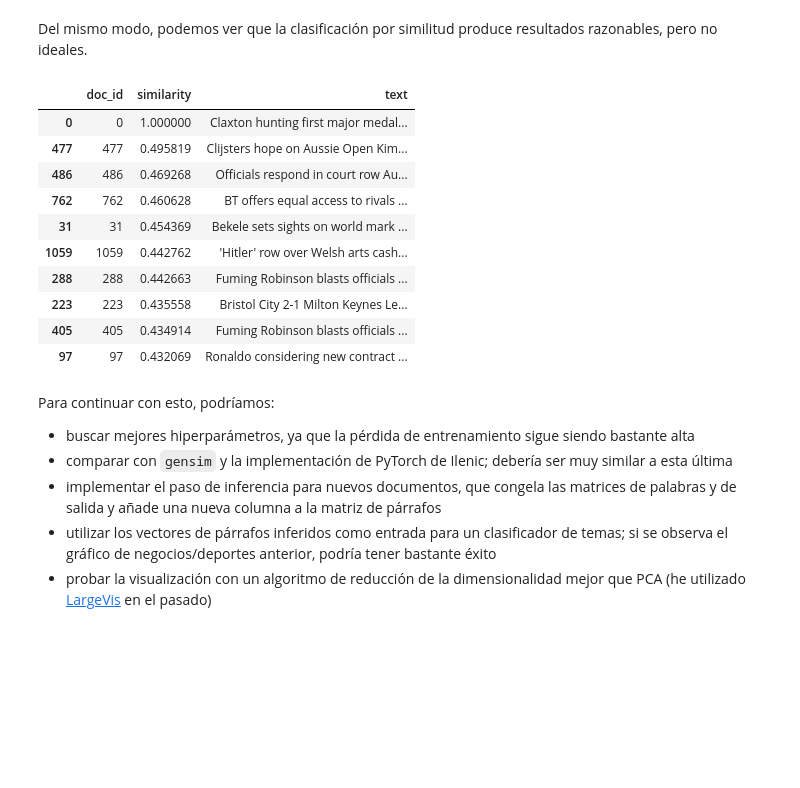
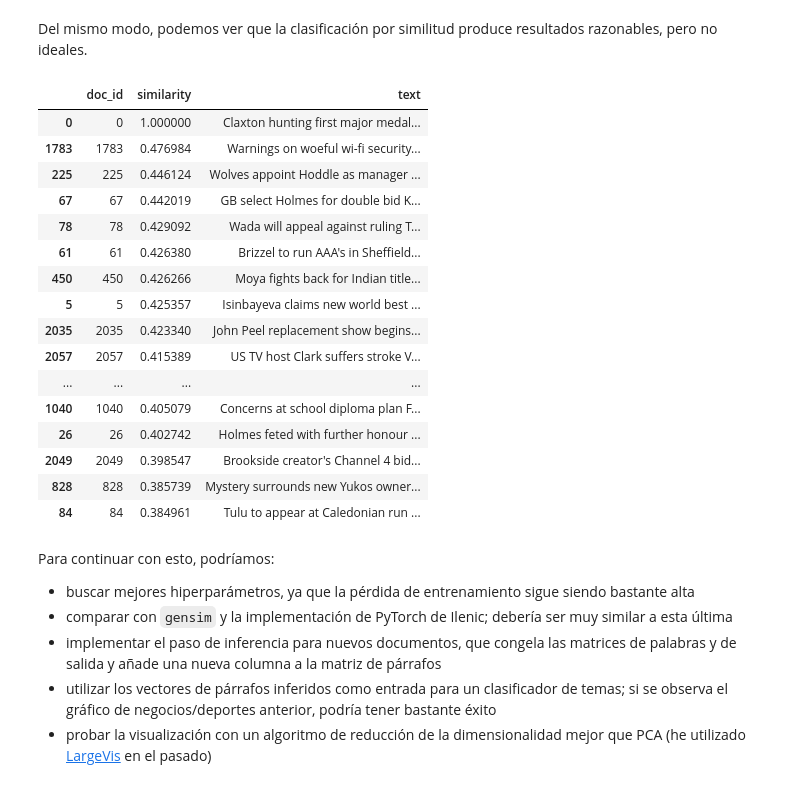
Before and after one commit to contepablod/DLS_Bourbaki, a Jupyter notebook: Semana3/intro_doc2vec.ipynb, the cells around one changed output. Cells and saved outputs as stored; diff of their text form; code cells hidden in the pictures; blank space fills up the shorter version.

```diff
--- a/Semana3/intro_doc2vec.ipynb
+++ b/Semana3/intro_doc2vec.ipynb
@@ -442,19 +451,25 @@ chart = alt.Chart(bbc_2d[bbc_2d["group"].isin(["sport", "business"])]).mark_poin
 # %% [markdown]
 Del mismo modo, podemos ver que la clasificación por similitud produce resultados razonables, pero no ideales.
 # %%
-most_similar(bbc_model.paragraph_matrix.data, bbc_df, 0, n=10)
+most_similar(bbc_model['paragraph_matrix'].data, bbc_df, 0, n=20)
 # %% [output]
 |  | doc_id | similarity | text |
 | 0 | 0 | 1.000000 | Claxton hunting first major medal... |
-| 477 | 477 | 0.495819 | Clijsters hope on Aussie Open Kim... |
-| 486 | 486 | 0.469268 | Officials respond in court row Au... |
-| 762 | 762 | 0.460628 | BT offers equal access to rivals ... |
-| 31 | 31 | 0.454369 | Bekele sets sights on world mark ... |
-| 1059 | 1059 | 0.442762 | 'Hitler' row over Welsh arts cash... |
-| 288 | 288 | 0.442663 | Fuming Robinson blasts officials ... |
-| 223 | 223 | 0.435558 | Bristol City 2-1 Milton Keynes Le... |
-| 405 | 405 | 0.434914 | Fuming Robinson blasts officials ... |
-| 97 | 97 | 0.432069 | Ronaldo considering new contract ... |
+| 1783 | 1783 | 0.476984 | Warnings on woeful wi-fi security... |
+| 225 | 225 | 0.446124 | Wolves appoint Hoddle as manager ... |
+| 67 | 67 | 0.442019 | GB select Holmes for double bid K... |
+| 78 | 78 | 0.429092 | Wada will appeal against ruling T... |
+| 61 | 61 | 0.426380 | Brizzel to run AAA's in Sheffield... |
+| 450 | 450 | 0.426266 | Moya fights back for Indian title... |
+| 5 | 5 | 0.425357 | Isinbayeva claims new world best ... |
+| 2035 | 2035 | 0.423340 | John Peel replacement show begins... |
+| 2057 | 2057 | 0.415389 | US TV host Clark suffers stroke V... |
+| ... | ... | ... | ... |
+| 1040 | 1040 | 0.405079 | Concerns at school diploma plan F... |
+| 26 | 26 | 0.402742 | Holmes feted with further honour ... |
+| 2049 | 2049 | 0.398547 | Brookside creator's Channel 4 bid... |
+| 828 | 828 | 0.385739 | Mystery surrounds new Yukos owner... |
+| 84 | 84 | 0.384961 | Tulu to appear at Caledonian run ... |
 # %% [markdown]
 Para continuar con esto, podríamos:
 
```
Also changed, not shown: parts of 10 cells of this notebook, 1 other file.
